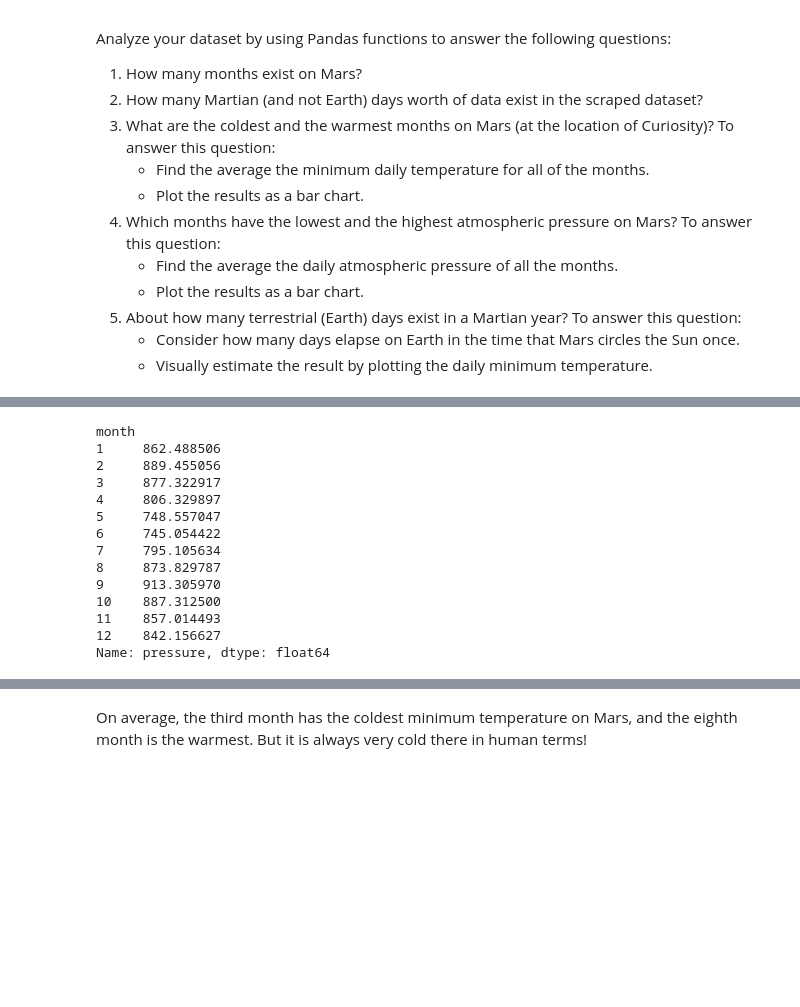
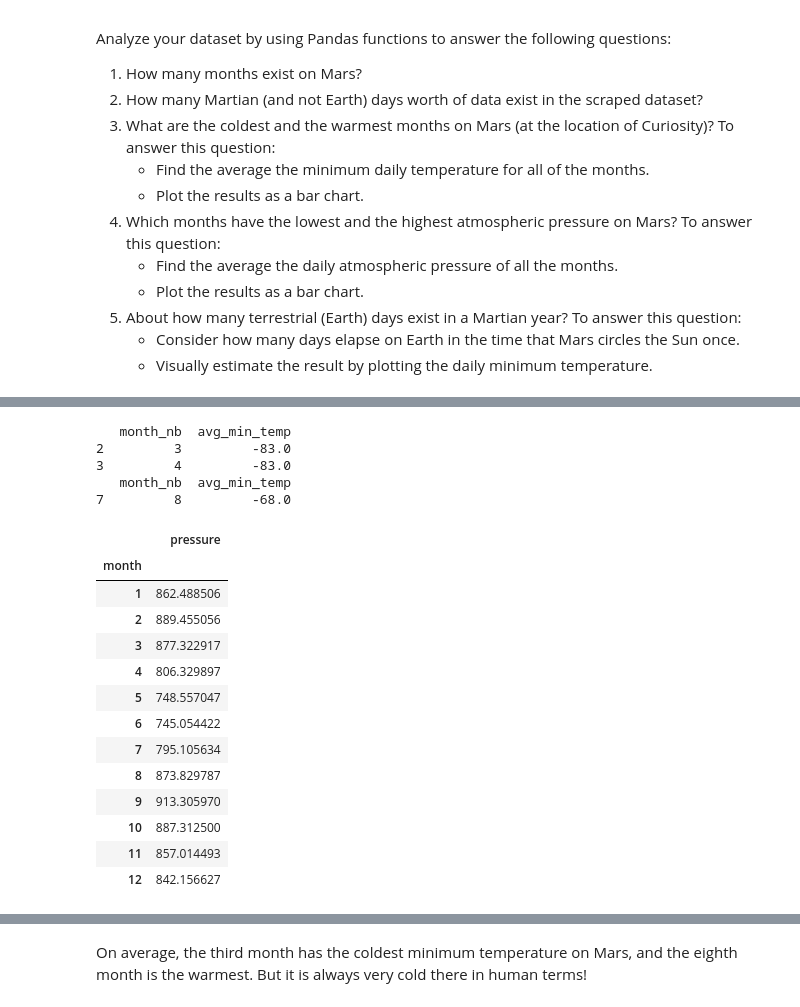
Before and after one commit to imrtech/Mission-to-Mars, a Jupyter notebook: part_2_mars_weather.ipynb, the cells around one changed output, grey strips where cells are left out. Cells and saved outputs as stored; diff of their text form; code cells hidden in the pictures; blank space fills up the shorter version.

```diff
--- a/part_2_mars_weather.ipynb
+++ b/part_2_mars_weather.ipynb
@@ -83,2 +132,11 @@ dtype: object
+# %%
+# Change data types for data analysis
+df['id']=df['id'].astype(int)
+df['terrestrial_date']=pd.to_datetime(df['terrestrial_date'])
+df['sol']=df['sol'].astype(int)
+df['ls']=df['ls'].astype(int)
+df['month']=df['month'].astype(int)
+df['min_temp']=df['min_temp'].astype(float)
+df['pressure']=df['pressure'].astype(float)
 # %%
 # Confirm type changes were successful by examining data types again
@@ -155,19 +232,43 @@ Name: min_temp, dtype: float64
+# %%
+# Identify the coldest and hottest months in Curiosity's location
+# plt.xlabel("Month")
+# plt.ylabel("Temperature in Celsius")
+# plt.bar(month_min_temp['month_nb'],avg_min_temp_list_df['avg_min_temp'], month_max_temp['month_nb'],avg_min_temp_list_df['avg_min_temp']color='green')
+
+min_avg_temp = avg_min_temp_list_df['avg_min_temp'].min()
+month_min_temp=avg_min_temp_list_df.loc[avg_min_temp_list_df['avg_min_temp']==min_avg_temp]
+
+
+max_avg_temp = avg_min_temp_list_df['avg_min_temp'].max()
+month_max_temp=avg_min_temp_list_df.loc[avg_min_temp_list_df['avg_min_temp']==max_avg_temp]
+
+print(month_min_temp)
+print(month_max_temp)
+# %% [output]
+   month_nb  avg_min_temp
+2         3         -83.0
+3         4         -83.0
+   month_nb  avg_min_temp
+7         8         -68.0
 # %%
 # 4. Average pressure by Martian month
+df_by_month=df.groupby('month')
+df_month_pressure=df_by_month.mean().loc[:,['pressure']]
+df_month_pressure
 # %% [output]
-month
-1     862.488506
-2     889.455056
-3     877.322917
-4     806.329897
-5     748.557047
-6     745.054422
-7     795.105634
-8     873.829787
-9     913.305970
-10    887.312500
-11    857.014493
-12    842.156627
-Name: pressure, dtype: float64
+|  | pressure |
+| month |  |
+| 1 | 862.488506 |
+| 2 | 889.455056 |
+| 3 | 877.322917 |
+| 4 | 806.329897 |
+| 5 | 748.557047 |
+| 6 | 745.054422 |
+| 7 | 795.105634 |
+| 8 | 873.829787 |
+| 9 | 913.305970 |
+| 10 | 887.312500 |
+| 11 | 857.014493 |
+| 12 | 842.156627 |
 # %%
 # Plot the average pressure by month
```
Also changed, not shown: parts of 20 cells of this notebook.
